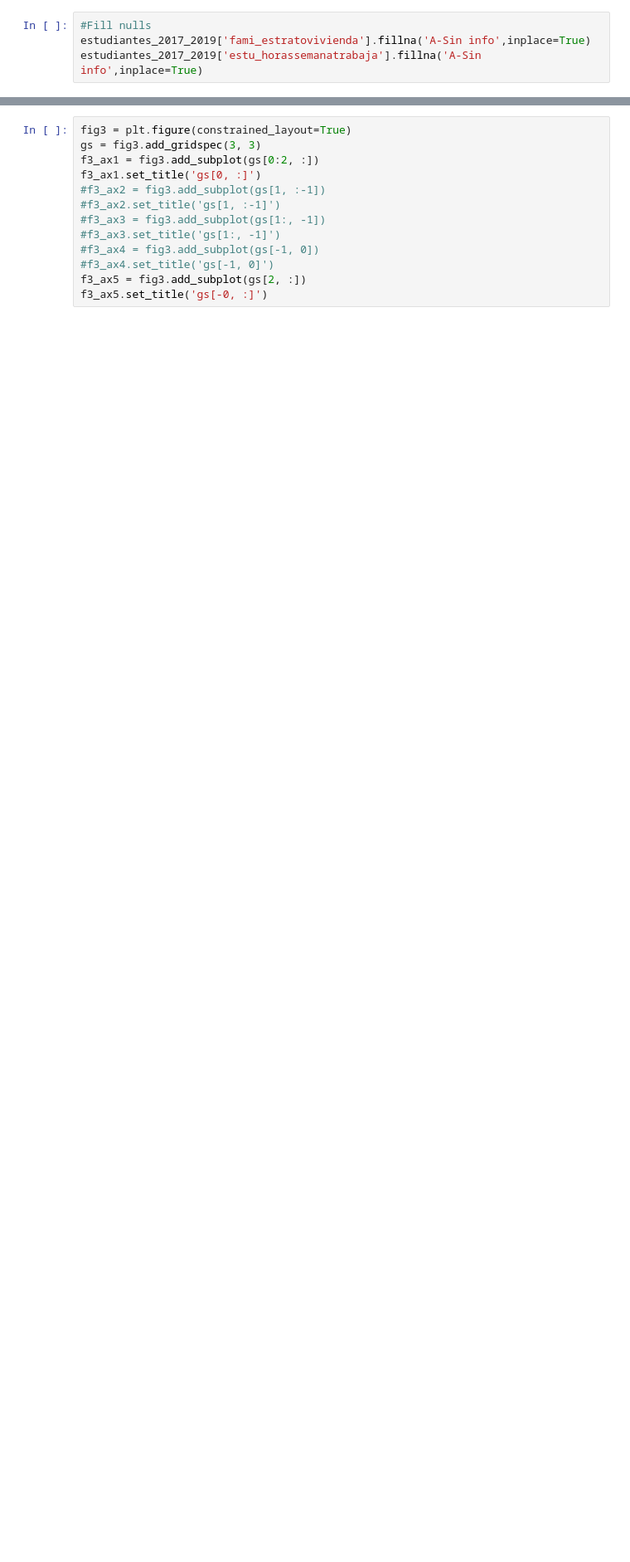
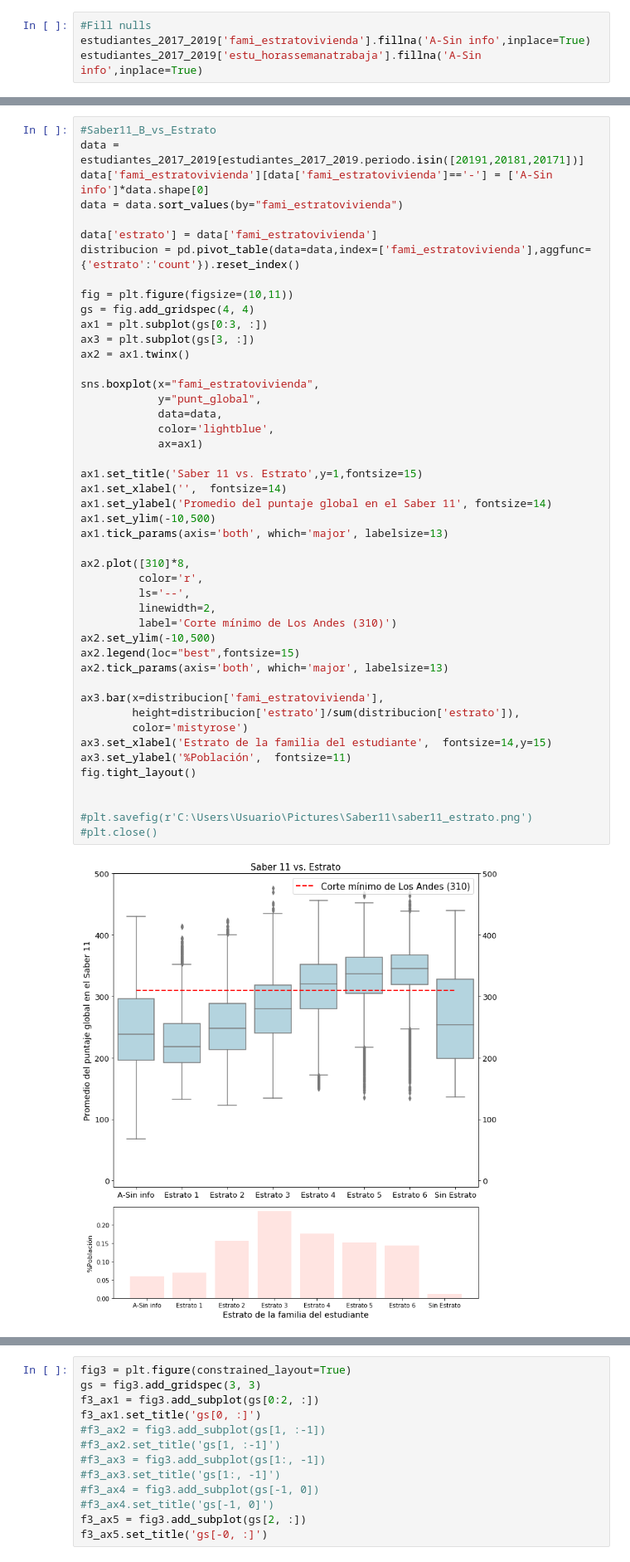
Before and after one commit to el-uniandino/Pruebas-Saber11, a Jupyter notebook: criterios_admision.ipynb, the cells around one changed output, grey strips where cells are left out. Shown at 83% size. Cells and saved outputs as stored; diff of their text form; blank space fills up the shorter version.

```diff
--- a/criterios_admision.ipynb
+++ b/criterios_admision.ipynb
@@ -121,3 +272,51 @@ plt.close()
+# %%
+#Saber11_B_vs_Estrato
+data = estudiantes_2017_2019[estudiantes_2017_2019.periodo.isin([20191,20181,20171])]
+data['fami_estratovivienda'][data['fami_estratovivienda']=='-'] = ['A-Sin info']*data.shape[0]
+data = data.sort_values(by="fami_estratovivienda")
+
+data['estrato'] = data['fami_estratovivienda']
+distribucion = pd.pivot_table(data=data,index=['fami_estratovivienda'],aggfunc={'estrato':'count'}).reset_index()
+
+fig = plt.figure(figsize=(10,11))
+gs = fig.add_gridspec(4, 4)
+ax1 = plt.subplot(gs[0:3, :])
+ax3 = plt.subplot(gs[3, :])
+ax2 = ax1.twinx()
+
+sns.boxplot(x="fami_estratovivienda",
+            y="punt_global",
+            data=data,
+            color='lightblue',
+            ax=ax1)
+
+ax1.set_title('Saber 11 vs. Estrato',y=1,fontsize=15)
+ax1.set_xlabel('',  fontsize=14)
+ax1.set_ylabel('Promedio del puntaje global en el Saber 11', fontsize=14)
+ax1.set_ylim(-10,500)
+ax1.tick_params(axis='both', which='major', labelsize=13)
+
+ax2.plot([310]*8,
+         color='r',
+         ls='--',
+         linewidth=2,
+         label='Corte mínimo de Los Andes (310)')
+ax2.set_ylim(-10,500)
+ax2.legend(loc="best",fontsize=15)
+ax2.tick_params(axis='both', which='major', labelsize=13)
+
+ax3.bar(x=distribucion['fami_estratovivienda'],
+        height=distribucion['estrato']/sum(distribucion['estrato']),
+        color='mistyrose')
+ax3.set_xlabel('Estrato de la familia del estudiante',  fontsize=14,y=15)
+ax3.set_ylabel('%Población',  fontsize=11)
+fig.tight_layout()
+
+
+#plt.savefig(r'C:\Users\Usuario\Pictures\Saber11\saber11_estrato.png')
+#plt.close()
+# %% [output]
+[figure, added]
 # %%
 #Saber11_vs_Estrato
 fig = plt.figure(figsize=(10,11))
```
Also changed, not shown: parts of 29 cells of this notebook.
